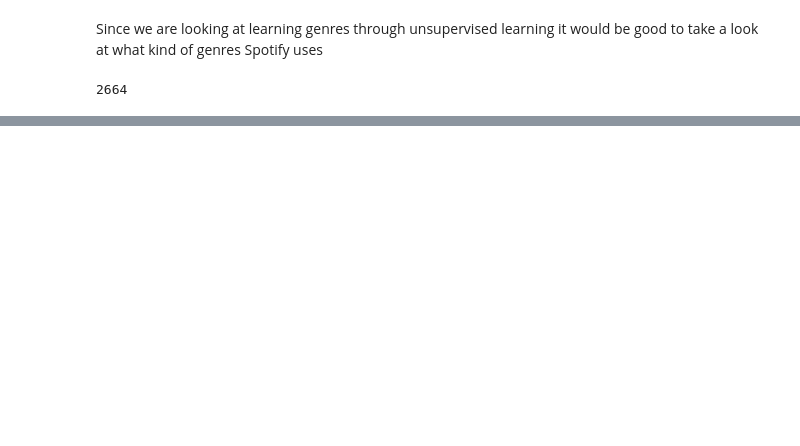
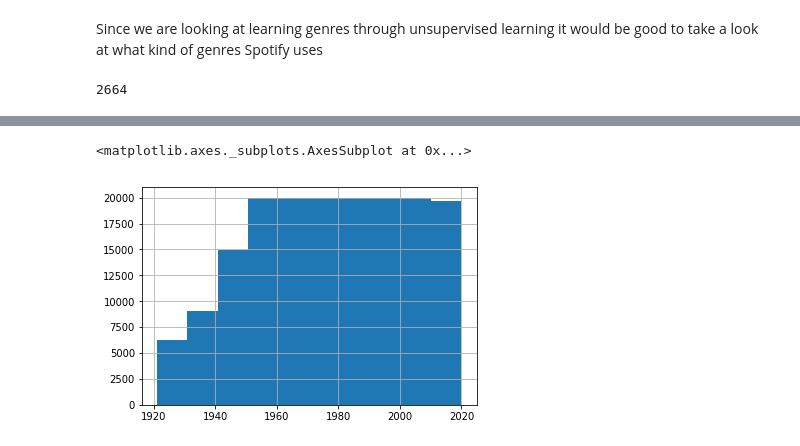
Before and after one commit to zainkhan9/spotify_ml, a Jupyter notebook: genre_clustering.ipynb, the cells around one changed output, grey strips where cells are left out. Saved outputs shown, nothing was run; the diff lists cells and outputs as text; code cells hidden in the pictures; blank space fills up the shorter version.

```diff
--- a/genre_clustering.ipynb
+++ b/genre_clustering.ipynb
@@ -65,0 +214,5 @@ len(genres)
+# %%
+df["year"].hist()
+# %% [output]
+<matplotlib.axes._subplots.AxesSubplot at 0x...>
+[figure, added]
```
Also changed, not shown: parts of 22 cells of this notebook.
